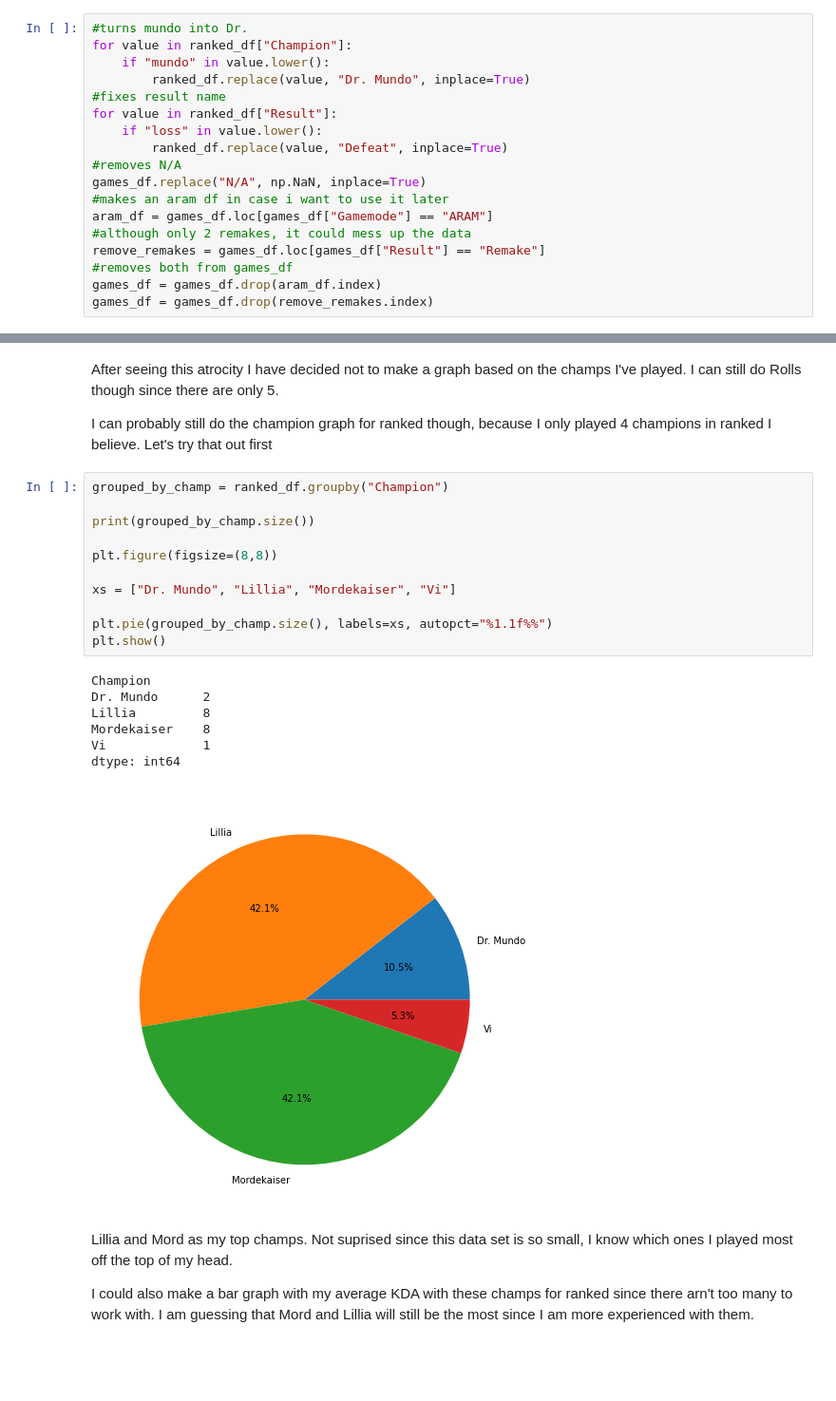
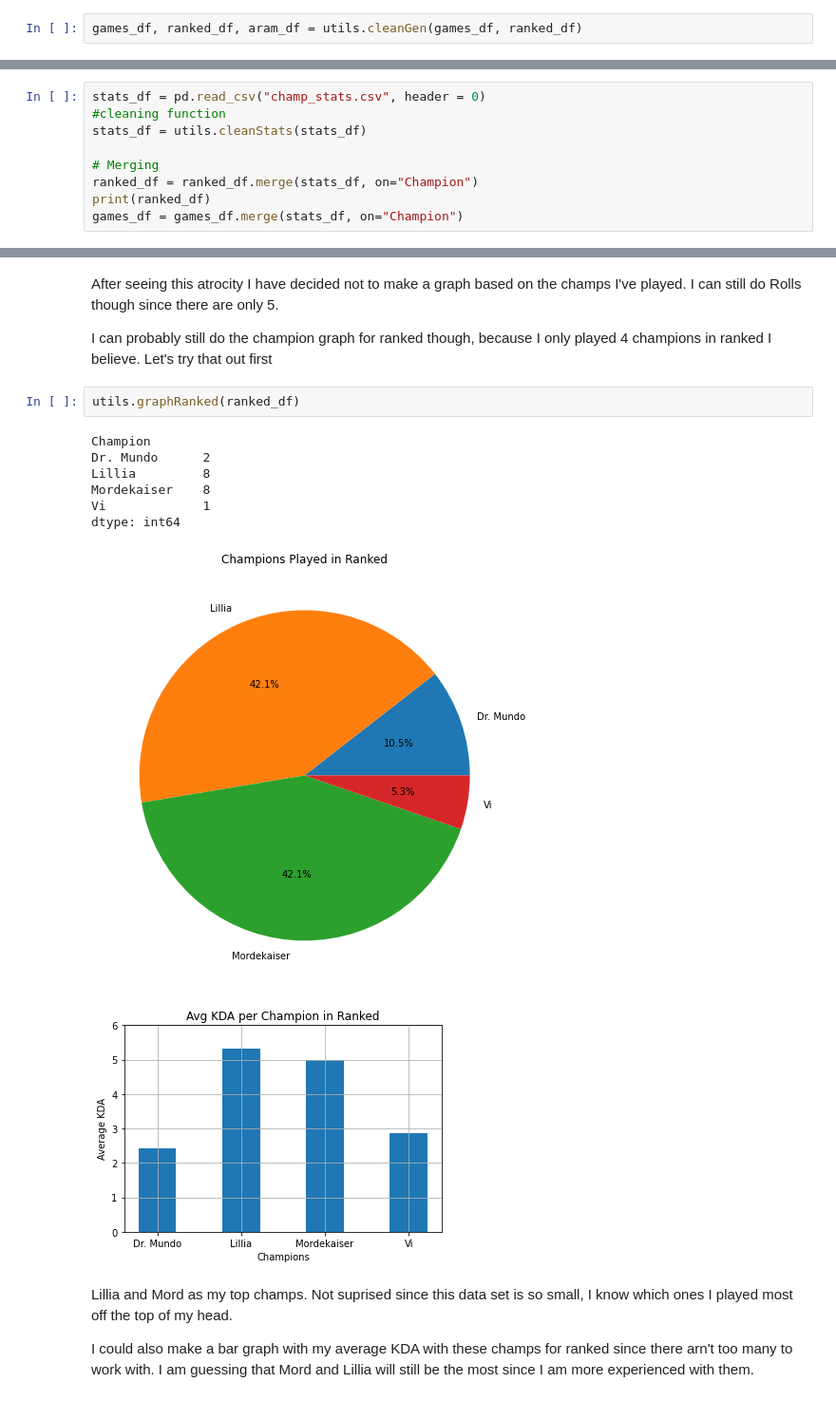
Before and after one commit to akeyser2/ProjectVSC, a Jupyter notebook: lol_project.ipynb, the cells around one changed output, grey strips where cells are left out. Shown at 95% size. Cells and saved outputs as stored; diff of their text form; blank space fills up the shorter version.

Commit message:
Utils finally

```diff
--- a/lol_project.ipynb
+++ b/lol_project.ipynb
@@ -44,24 +48,8 @@ Since I inputed all of this data manually, there is very little cleaning that we
 4. Lastly, I'm going to seperate the ARAM and Remake games that I played from the dataframe, as they will mess up the data.
 
 Once those are done, the data should be all set for usage!
-# %%
-#turns mundo into Dr.
-for value in ranked_df["Champion"]:
-    if "mundo" in value.lower():
-        ranked_df.replace(value, "Dr. Mundo", inplace=True)
-#fixes result name
-for value in ranked_df["Result"]:
-    if "loss" in value.lower():
-        ranked_df.replace(value, "Defeat", inplace=True)
-#removes N/A
-games_df.replace("N/A", np.NaN, inplace=True)
-#makes an aram df in case i want to use it later
-aram_df = games_df.loc[games_df["Gamemode"] == "ARAM"]
-#although only 2 remakes, it could mess up the data
-remove_remakes = games_df.loc[games_df["Result"] == "Remake"]
-#removes both from games_df
-games_df = games_df.drop(aram_df.index)
-games_df = games_df.drop(remove_remakes.index)
+# %%
+games_df, ranked_df, aram_df = utils.cleanGen(games_df, ranked_df)
 # %% [markdown]
 While doing this project, I found a great dataset to use that shows the average stats of every champ, and even better it is set to be specifically in my skill range. I got this data from https://www.metasrc.com/5v5/na/12.20/stats?ranks=silver and used a html converter to turn it into a .csv.
 
@@ -130,0 +68,9 @@ games_df = games_df.merge(stats_df, on="Champion")
+# %%
+stats_df = pd.read_csv("champ_stats.csv", header = 0)
+#cleaning function
+stats_df = utils.cleanStats(stats_df)
+
+# Merging
+ranked_df = ranked_df.merge(stats_df, on="Champion")
+print(ranked_df)
+games_df = games_df.merge(stats_df, on="Champion")
@@ -157,25 +121,17 @@ games_df = games_df.merge(stats_df, on="Champion")
 After seeing this atrocity I have decided not to make a graph based on the champs I've played. I can still do Rolls though since there are only 5.
 
 I can probably still do the champion graph for ranked though, because I only played 4 champions in ranked I believe. Let's try that out first
-# %%
-grouped_by_champ = ranked_df.groupby("Champion")
-
-print(grouped_by_champ.size())
-
-plt.figure(figsize=(8,8))
-
-xs = ["Dr. Mundo", "Lillia", "Mordekaiser", "Vi"]
-
-plt.pie(grouped_by_champ.size(), labels=xs, autopct="%1.1f%%")
-plt.show()
-# %% [output]
-Champion
-Dr. Mundo      2
-Lillia         8
-Mordekaiser    8
-Vi             1
-dtype: int64
-[figure, removed]
+# %%
+utils.graphRanked(ranked_df)
+# %% [output]
+Champion
+Dr. Mundo      2
+Lillia         8
+Mordekaiser    8
+Vi             1
+dtype: int64
+[figure, added]
+[figure, added]
 # %% [markdown]
 Lillia and Mord as my top champs. Not suprised since this data set is so small, I know which ones I played most off the top of my head.
 
```
Also changed, not shown: parts of 28 cells of this notebook, 1 other file.
